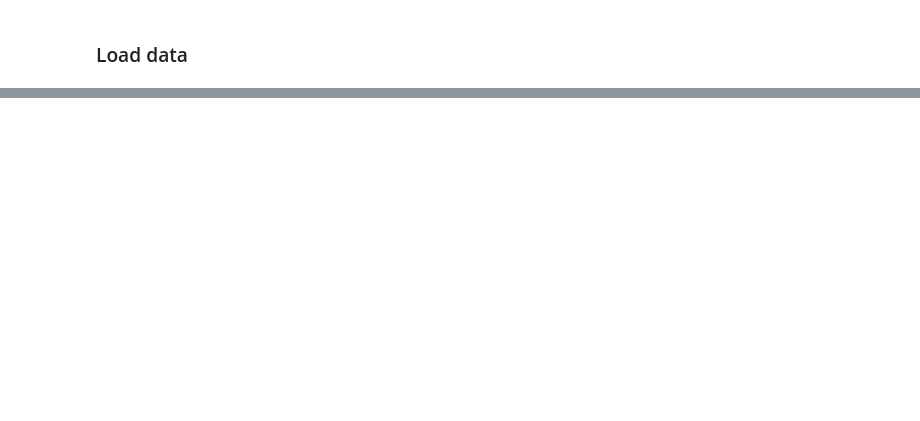
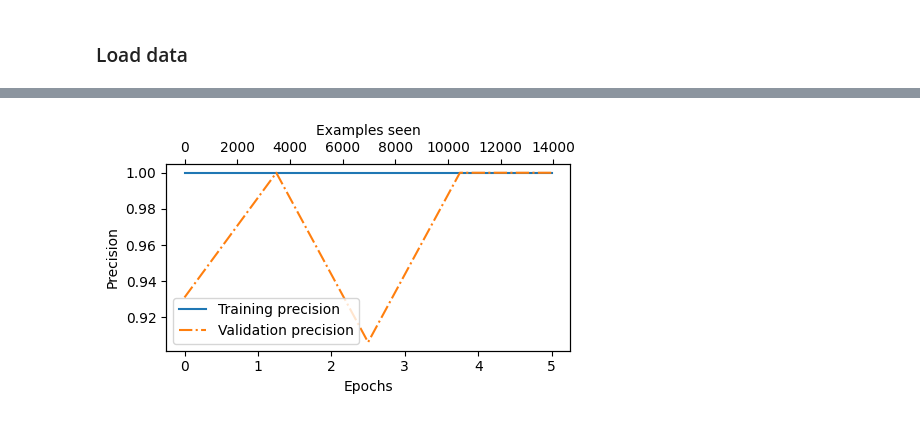
Before and after one commit to maikereis/gpt_from_scrath, a Jupyter notebook: fine_tunning_classification.ipynb, the cells around one changed output, grey strips where cells are left out. Cells and saved outputs as stored; diff of their text form; code cells hidden in the pictures; blank space fills up the shorter version.

```diff
--- a/fine_tunning_classification.ipynb
+++ b/fine_tunning_classification.ipynb
@@ -410,0 +345,6 @@ Test precision: 98.6577%
+# %%
+epochs_tensor = torch.linspace(0, num_epochs, len(train_precision))
+examples_seen_tensor = torch.linspace(0, examples_seen, len(train_precision))
+plot_values(epochs_tensor, examples_seen_tensor, train_precision, val_precision, label='precision')
+# %% [output]
+[figure, added]
```
Also changed, not shown: parts of 52 cells of this notebook, 4 other files.
